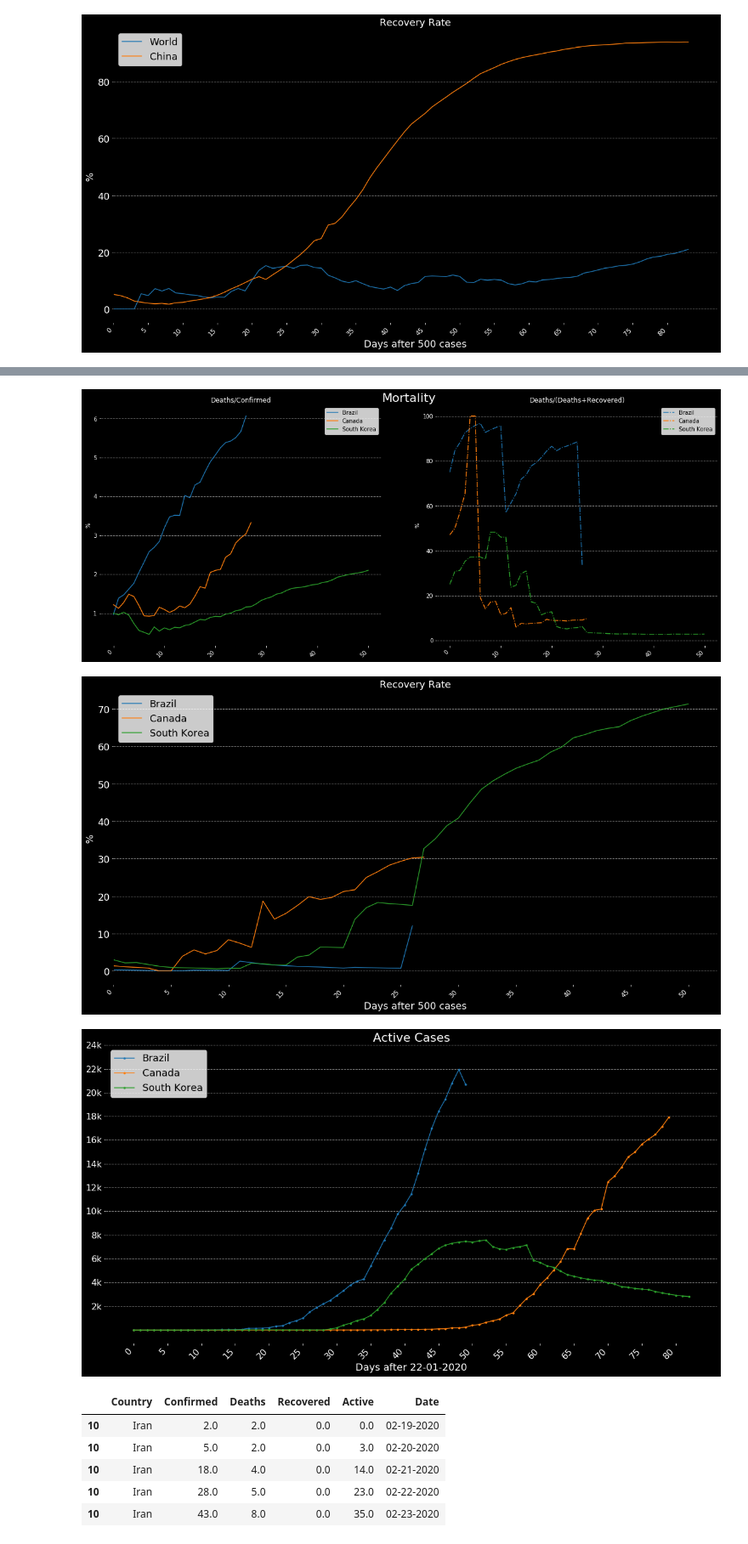
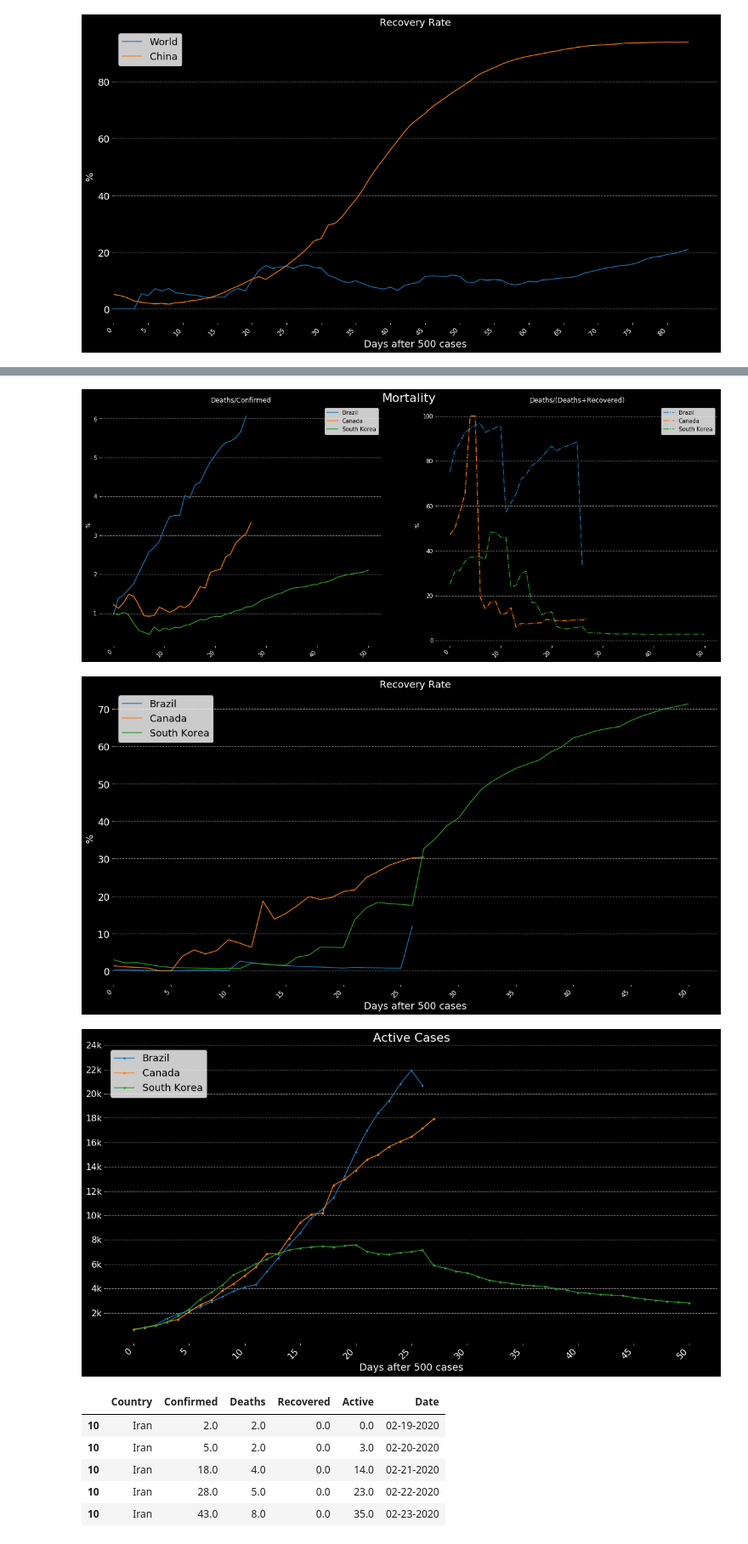
Before and after one commit to Thiagobc23/COVID-19, a Jupyter notebook: 01_COVID19.ipynb, the cells around one changed output, grey strips where cells are left out. Shown at 85% size. Drawn from its saved outputs; the diff is of its cells as text; code cells hidden in the pictures.

```diff
--- a/01_COVID19.ipynb
+++ b/01_COVID19.ipynb
@@ -476,7 +476,7 @@ def plot_contry_a(name, first_file='01-22-2020', start='01-23-2020', end=today,
 
     #title
     plt.xticks(x[::5],rotation=45, ha='right', fontsize=12)
-    plt.xlabel('Days after 22-01-2020', fontsize=18)
+    plt.xlabel('Days after 500 cases', fontsize=18)
     plt.title('Active Cases', fontsize=22, color='white')
 
     #Colors
@@ -674,37 +674,37 @@ plt.legend(['Brazil', 'Canada', 'South Korea'])
 plt.savefig('img/mort_selection.png', facecolor='black', edgecolor='none')
 
 # Recovery Rate
 fig, ax = plt.subplots(1, figsize=(20,10), facecolor='black')
 
 plot_contry_r(['Brazil'], '03-19-2020', '03-20-2020')
 plot_contry_r(['Canada'], '03-18-2020', '03-19-2020')
 plot_contry_r(['South Korea', 'Korea, South'], '02-23-2020', '02-24-2020')
 
 plt.xlim(0,)
 
 plt.legend(['Brazil', 'Canada', 'South Korea'], fontsize=18)
 plt.savefig('img/rec_selection.png', facecolor='black', edgecolor='none')
 
 # Active
 fig, ax = plt.subplots(1, figsize=(20,10), facecolor='black')
 
-plot_contry_a(['Brazil'])
-plot_contry_a(['Canada'])
-plot_contry_a(['South Korea', 'Korea, South'])
+plot_contry_a(['Brazil'], '03-19-2020', '03-20-2020')
+plot_contry_a(['Canada'], '03-18-2020', '03-19-2020')
+plot_contry_a(['South Korea', 'Korea, South'], '02-23-2020', '02-24-2020')
 
 yticks = np.arange(2000, 24001, 2000)
 yticks_label =[str(i)[:-3] + 'k' for i in yticks]
 
 plt.yticks(yticks, labels = yticks_label, fontsize=16)
 plt.xticks(fontsize=16)
 plt.legend(['Brazil', 'Canada', 'South Korea'], fontsize=18, loc = "upper left")
 
 plt.savefig('img/active_selection.png', facecolor='black', edgecolor='none')
 # %% [output]
 [figure]
 [figure]
 [figure]
-[figure, old version]
+[figure, new version]
 # %%
 name = ['Iran']
 df = get_range()
```
Also changed, not shown: parts of 1 cell of this notebook, 2 other files.
